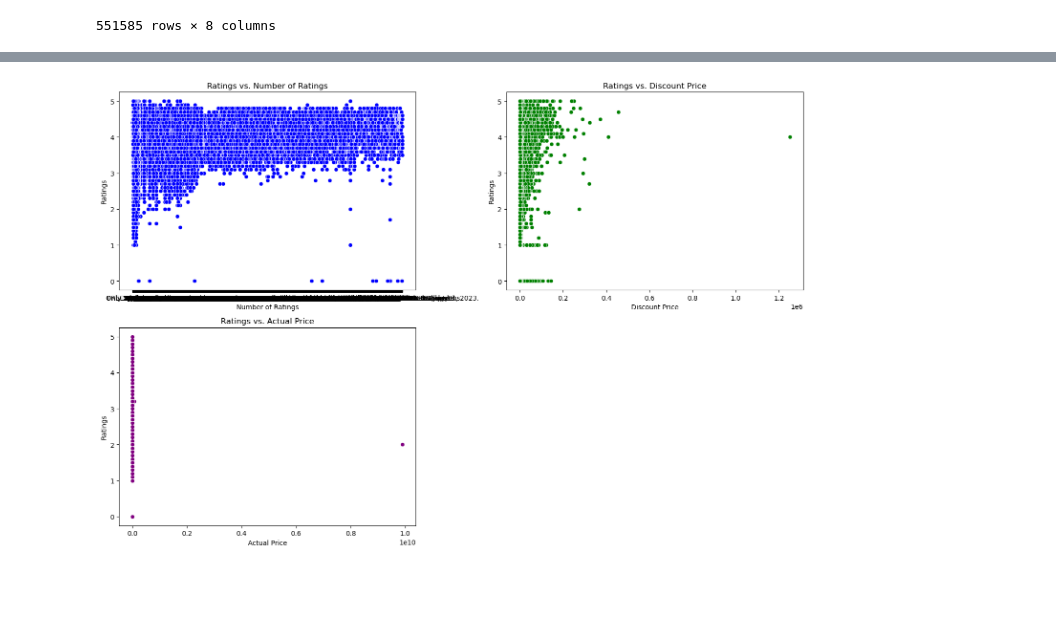
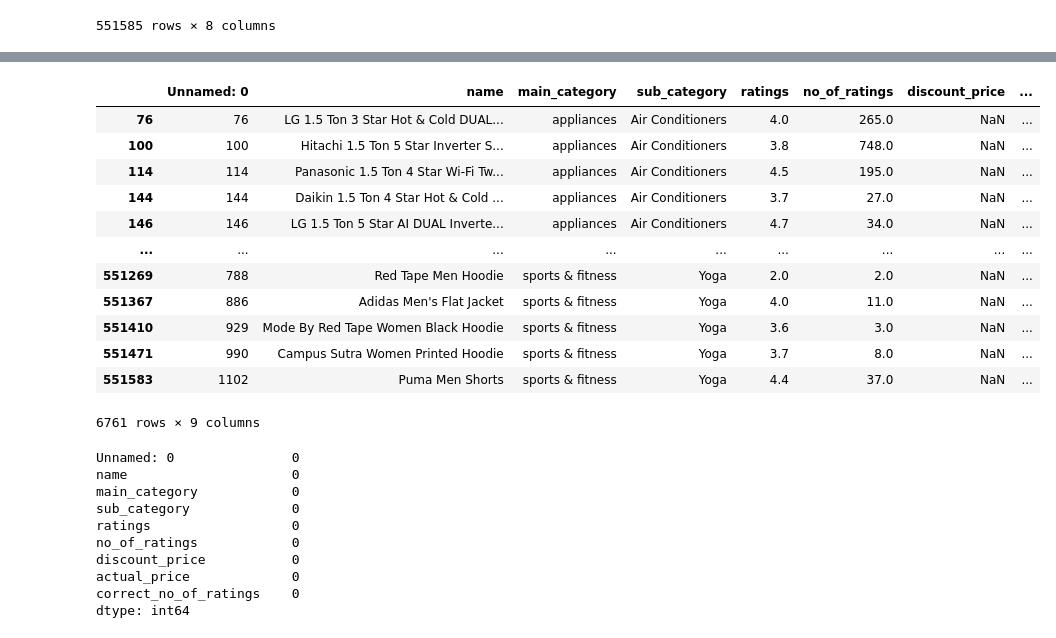
Before and after one commit to Khushi941/Amazon_product_sales_dataset_2023, a Jupyter notebook: amazon-products-sales-dataset-2023.ipynb, the cells around one changed output, grey strips where cells are left out. Saved outputs shown, nothing was run; the diff lists cells and outputs as text; code cells hidden in the pictures; blank space fills up the shorter version.

```diff
--- a/amazon-products-sales-dataset-2023.ipynb
+++ b/amazon-products-sales-dataset-2023.ipynb
@@ -228,29 +190,33 @@ plt.show()
-# %%
-# Create scatter plots for ratings vs. other numerical columns
-plt.figure(figsize=(15, 10))
-
-# Scatter plot for ratings vs. no_of_ratings
-plt.subplot(2, 2, 1)
-sns.scatterplot(data=df_cleaned, x='no_of_ratings', y='ratings', color='blue')
-plt.xlabel("Number of Ratings")
-plt.ylabel("Ratings")
-plt.title("Ratings vs. Number of Ratings")
-
-# Scatter plot for ratings vs. discount_price
-plt.subplot(2, 2, 2)
-sns.scatterplot(data=df_cleaned, x='discount_price', y='ratings', color='green')
-plt.xlabel("Discount Price")
-plt.ylabel("Ratings")
-plt.title("Ratings vs. Discount Price")
-
-# Scatter plot for ratings vs. actual_price
-plt.subplot(2, 2, 3)
-sns.scatterplot(data=df_cleaned, x='actual_price', y='ratings', color='purple')
-plt.xlabel("Actual Price")
-plt.ylabel("Ratings")
-plt.title("Ratings vs. Actual Price")
-
-plt.tight_layout()
-plt.show()
-# %% [output]
-[figure, removed]
+# %%
+# Rows with missing value of actual price
+missing_actualPrice = df[df['actual_price'].isnull()]
+missing_actualPrice
+# %% [output]
+|  | Unnamed: 0 | name | main_category | sub_category | ratings | no_of_ratings | discount_price | ... |
+| 76 | 76 | LG 1.5 Ton 3 Star Hot & Cold DUAL... | appliances | Air Conditioners | 4.0 | 265.0 | NaN | ... |
+| 100 | 100 | Hitachi 1.5 Ton 5 Star Inverter S... | appliances | Air Conditioners | 3.8 | 748.0 | NaN | ... |
+| 114 | 114 | Panasonic 1.5 Ton 4 Star Wi-Fi Tw... | appliances | Air Conditioners | 4.5 | 195.0 | NaN | ... |
+| 144 | 144 | Daikin 1.5 Ton 4 Star Hot & Cold ... | appliances | Air Conditioners | 3.7 | 27.0 | NaN | ... |
+| 146 | 146 | LG 1.5 Ton 5 Star AI DUAL Inverte... | appliances | Air Conditioners | 4.7 | 34.0 | NaN | ... |
+| ... | ... | ... | ... | ... | ... | ... | ... | ... |
+| 551269 | 788 | Red Tape Men Hoodie | sports & fitness | Yoga | 2.0 | 2.0 | NaN | ... |
+| 551367 | 886 | Adidas Men's Flat Jacket | sports & fitness | Yoga | 4.0 | 11.0 | NaN | ... |
+| 551410 | 929 | Mode By Red Tape Women Black Hoodie | sports & fitness | Yoga | 3.6 | 3.0 | NaN | ... |
+| 551471 | 990 | Campus Sutra Women Printed Hoodie | sports & fitness | Yoga | 3.7 | 8.0 | NaN | ... |
+| 551583 | 1102 | Puma Men Shorts | sports & fitness | Yoga | 4.4 | 37.0 | NaN | ... |
+6761 rows × 9 columns
+# %%
+# Drop the rows having missing actual price
+df=df.dropna(subset=['actual_price', 'discount_price'])
+df.isnull().sum()
+# %% [output]
+Unnamed: 0               0
+name                     0
+main_category            0
+sub_category             0
+ratings                  0
+no_of_ratings            0
+discount_price           0
+actual_price             0
+correct_no_of_ratings    0
+dtype: int64
```
Also changed, not shown: parts of 44 cells of this notebook.
